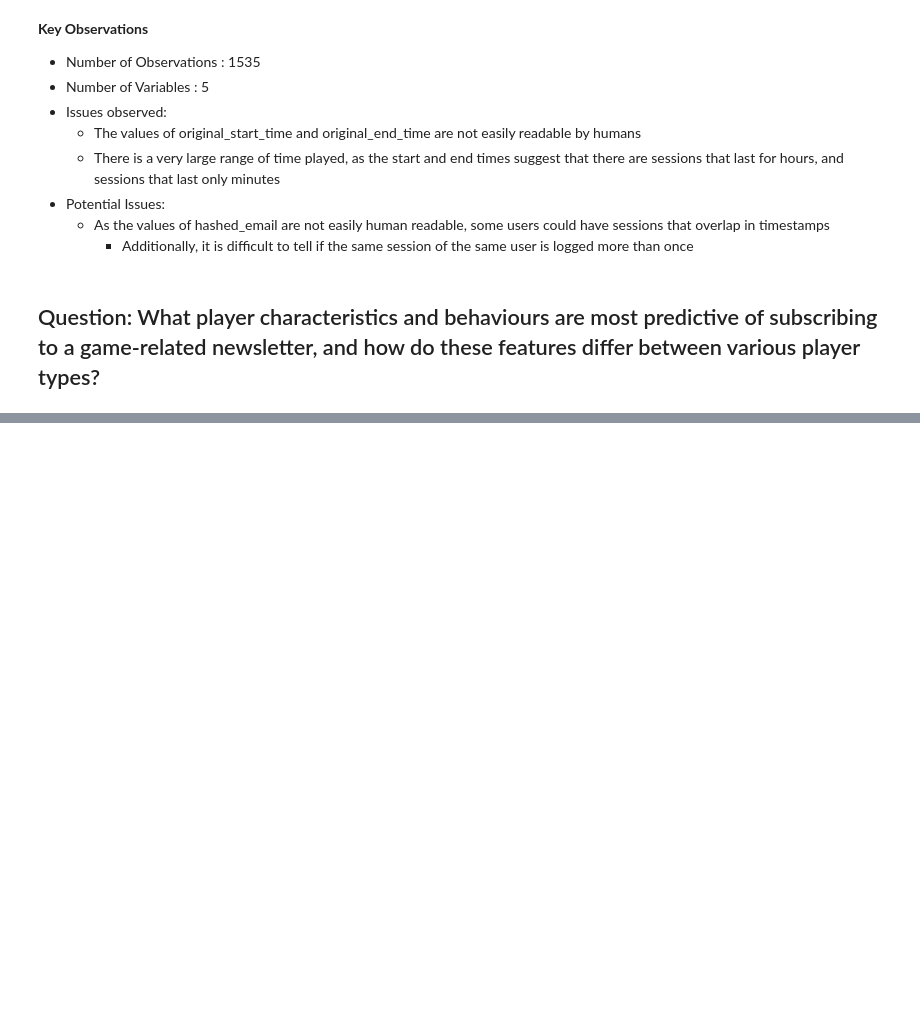
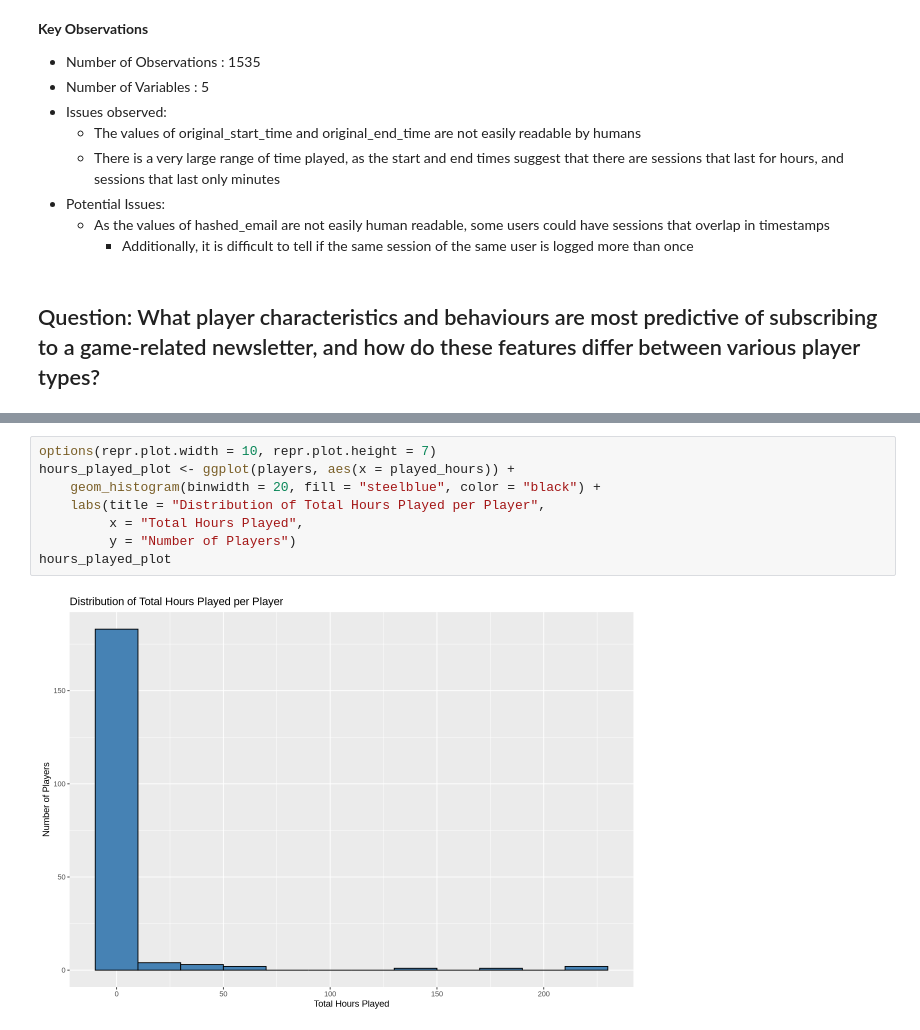
Before and after one commit to bellekyc/dsci-project, a Jupyter notebook: IndividualPlanningGroup37.ipynb, the cells around one changed output, grey strips where cells are left out. Cells and saved outputs as stored; diff of their text form; blank space fills up the shorter version.

Commit message:
Added Data Visualisation and Analysis

```diff
--- a/IndividualPlanningGroup37.ipynb
+++ b/IndividualPlanningGroup37.ipynb
@@ -107,0 +134,10 @@ The Minecraft server logs provide data on each player's activity and session inf
+# %%
+options(repr.plot.width = 10, repr.plot.height = 7)
+hours_played_plot <- ggplot(players, aes(x = played_hours)) +
+    geom_histogram(binwidth = 20, fill = "steelblue", color = "black") +
+    labs(title = "Distribution of Total Hours Played per Player",
+         x = "Total Hours Played",
+         y = "Number of Players")
+hours_played_plot
+# %% [output]
+[figure, added]
```
Also changed, not shown: parts of 14 cells of this notebook.
